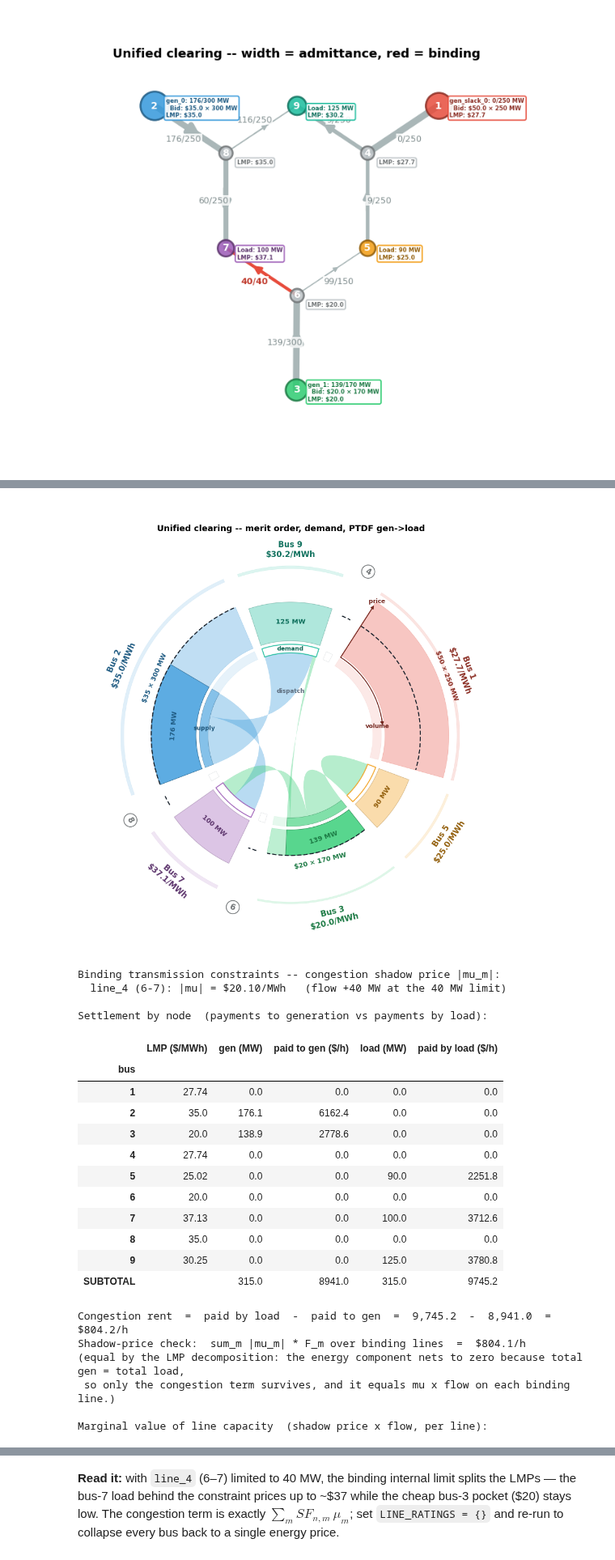
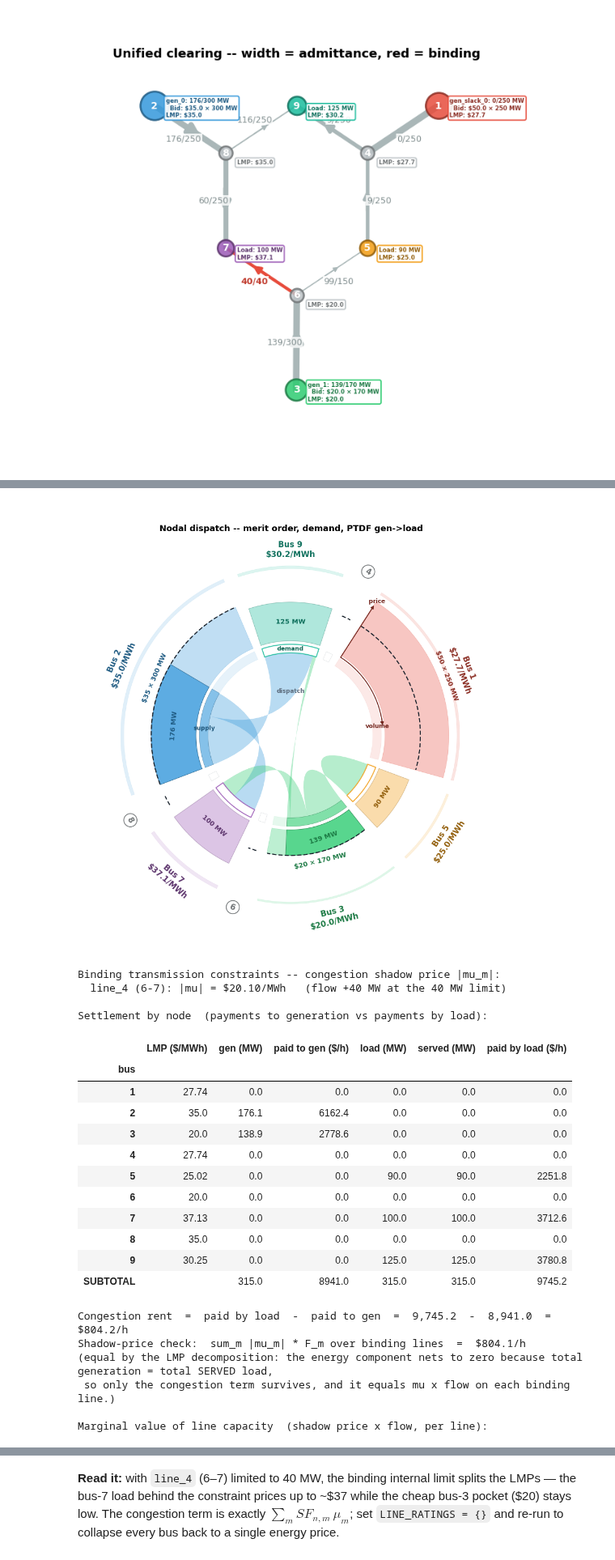
Before and after one commit to pdockery/wscc9-illustrative-model, a Jupyter notebook: seams_examples.ipynb, the cells around one changed output, grey strips where cells are left out. Shown at 81% size. Cells and saved outputs as stored; diff of their text form; code cells hidden in the pictures.

```diff
--- a/seams_examples.ipynb
+++ b/seams_examples.ipynb
@@ -362,6 +394,7 @@ path.
 COST_OVERRIDE   = {}                      # e.g. {'gen_0': 45.0} to re-bid the $35 unit
 LOAD_OVERRIDE   = {}                      # e.g. {'7': 130.0}
 LINE_RATINGS    = {'line_4': 40.0}   # adjust line_4 (6-7, internal to BA-1) below its ~63 MW natural flow
+SHED_PRICE      = 150.0   # $/MWh -- load-shed (power-balance relaxation) penalty; None disables
 # -------------------------------------------------------------------------
 
 net = build_network(LINE_RATINGS)
@@ -371,11 +404,12 @@ unified = make_engine('UNIFIED', buses=pt.buses)
 for g, c in COST_OVERRIDE.items(): unified.gens[g]['cost'] = c
 for b, v in LOAD_OVERRIDE.items(): unified.loads[b] = v
 
-res = solve_engine_dispatch(pt, unified)
+res = solve_engine_dispatch(pt, unified, shed_price=SHED_PRICE)
 print('dispatch (MW):', {k: round(v, 1) for k, v in res.dispatch.items()})
 print('energy price :', round(res.energy_price, 2), '$/MWh')
 binding = {k: round(v, 1) for k, v in res.line_dual.items() if abs(v) > 1e-3}
 print('binding lines:', binding or 'none')
+print('load shed    :', {b: round(v, 1) for b, v in res.shed_by_bus.items()} or 'none')
 print()
 print('LMP by bus ($/MWh):')
 pd.Series({b: round(res.lmp[b], 2) for b in pt.buses}).to_frame('LMP').T
@@ -417,8 +453,8 @@ merit at this price and stays undispatched. The bar's height for a demand bus is
 congestion shadow price $\mu_m$ on each binding line — the dual of the binding-line
 limit, and the exact quantity that splits the LMPs through $\sum_m SF_{n,m}\,\mu_m$.
 # %%
-# Circlize / chord view of the unified clearing (reuses sup, dem, colors, res from above).
-flow_list = nodal_plot.compute_ptdf_flows(net, sup, dem)   # PTDF-traced gen->load chords
+# Nodal dispatch diagram (circlize / chord) of the unified clearing (reuses sup, dem, colors, res from above).
+flow_list = nodal_plot.compute_ptdf_flows(net, sup, served_demand(res, dem))   # PTDF-traced gen->load chords (on SERVED load)
 
 fig = plot_nodal_circlize(
     sup, dem, pt.buses,
@@ -426,6 +462,7 @@ fig = plot_nodal_circlize(
     clearing_price=res.energy_price,
     bus_lmps=res.lmp,
     bus_colors=colors,
+    demand_segments=shed_segments(res, dem),   # faint tail (bus colour) = shed (unserved) load
     lmp_line=True,   # dashed line = bus LMP; solid bar height = unit marginal cost (gap = inframarginal rent)
     annotate_roles=True,   # one-time supply/demand/transfers key near 12 o'clock
     axis_key=True,         # illustrative price (up) / volume (across) L-axis in the corner
@@ -435,7 +472,7 @@ fig = plot_nodal_circlize(
     label_fontsize=12,         # outer sector labels (Bus N / LMP)
     track_fontsize=10,         # in-track bid / dispatch / load-MW labels, >= 10 pt
     show_legend=False,         # per-bus gen/load/LMP already on the ring + in-track; legend was sub-10 pt and duplicative
-    title='Unified clearing -- merit order, demand, PTDF gen->load',
+    title='Nodal dispatch -- merit order, demand, PTDF gen->load',
 )
 plt.show()
 
@@ -450,7 +487,7 @@ if binding:
 else:
     print('No binding line constraints -- every bus collapses to the single energy price.')
 
-# â”€â”€ Settlement accounting: payments by node, subtotals, congestion rent â”€â”€â”€â”€â”€â”€
+# ── Settlement accounting: payments by node, subtotals, congestion rent ──────
 # Convention: "paid to gen" is cash IN to generators (LMP x dispatch); "paid by
 # load" is cash OUT from loads (LMP x demand). The system operator collects the
 # difference as congestion rent / merchandising surplus -- and that residual
@@ -461,14 +498,17 @@ settle = pd.DataFrame(
       'gen (MW)': round(res.gen_by_bus.get(b, 0.0), 1),
       'paid to gen ($/h)': round(res.lmp[b] * res.gen_by_bus.get(b, 0.0), 1),
       'load (MW)': round(unified.loads.get(b, 0.0), 1),
-      'paid by load ($/h)': round(res.lmp[b] * unified.loads.get(b, 0.0), 1)}
+      'served (MW)': round(unified.loads.get(b, 0.0) - res.shed_by_bus.get(b, 0.0), 1),
+      'paid by load ($/h)': round(res.lmp[b] * (unified.loads.get(b, 0.0)
+                                                - res.shed_by_bus.get(b, 0.0)), 1)}
      for b in pt.buses]
 ).set_index('bus')
 
+# Settle on SERVED load: shed (unserved) load consumes nothing and pays nothing.
 gen_rev  = settle['paid to gen ($/h)'].sum()    # subtotal: total to generation
-load_pay = settle['paid by load ($/h)'].sum()   # subtotal: total from load
+load_pay = settle['paid by load ($/h)'].sum()   # subtotal: total from served load
 settle.loc['SUBTOTAL'] = ['', settle['gen (MW)'].sum(), gen_rev,
-                          settle['load (MW)'].sum(), load_pay]
+                          settle['load (MW)'].sum(), settle['served (MW)'].sum(), load_pay]
 
 print('\nSettlement by node  (payments to generation vs payments by load):')
 display(settle)
@@ -479,57 +519,70 @@ print(f'Congestion rent  =  paid by load  -  paid to gen  '
       f'=  {load_pay:,.1f}  -  {gen_rev:,.1f}  =  ${cong_rent:,.1f}/h')
 print(f'Shadow-price check:  sum_m |mu_m| * F_m over binding lines  =  ${mu_money:,.1f}/h')
 print('(equal by the LMP decomposition: the energy component nets to zero because '
-      'total gen = total load,\n so only the congestion term survives, and it equals mu x flow on each binding line.)')
+      'total generation = total SERVED load,\n so only the congestion term survives, and it equals mu x flow on each binding line.)')
 
-# â”€â”€ Marginal value of line capacity: shadow price x flow, per line â”€â”€â”€â”€â”€â”€â”€â”€â”€â”€â”€
+# Load shedding (power-balance relaxation): if any load is unserved, settlement
+# is on SERVED load, so the rent identity above still balances -- revenue
+# adequacy holds with NO relaxed line limits and NO unpaid phantom load.
+_shed_total = sum(res.shed_by_bus.values())
+if _shed_total > 1e-6:
+    _where = ', '.join(f'bus {b} {u:.0f} MW' for b, u in res.shed_by_bus.items())
+    print(f'\nLoad shed: {_shed_total:.0f} MW unserved ({_where}), each shed bus priced at '
+          f'SHED_PRICE = ${SHED_PRICE:.0f}/MWh (its LMP -- the relaxation penalty is the price cap).')
+    print('Revenue adequacy is preserved by reducing the load SERVED, not by relaxing a line or '
+          'serving unpaid load: shed load pays nothing, so paid-by-load - paid-to-gen still equals '
+          'the line congestion rent exactly. The shed penalty (SHED_PRICE x MW) is an '
+          'objective-function term -- the value of lost load -- not a settlement cash flow.')
+
+# ── Marginal value of line capacity: shadow price x flow, per line ───────────
 # |mu_m| is the $/MWh fall in system cost from +1 MW of rating on line m (zero
 # unless the line binds) -- the marginal value of capacity. |mu_m| x flow is the
 # congestion rent that line collects; the column sums to the total rent above.
 lines_tbl = pd.DataFrame(
     [{'line': l,
       'from': pt.line_buses[pt.line_idx[l]][0],
       'to': pt.line_buses[pt.line_idx[l]][1],
       'flow (MW)': round(res.flow_own[l], 1),
       'rating (MW)': round(pt.s_nom[pt.line_idx[l]], 0),
       'binding': abs(res.line_dual[l]) > 1e-3,
       '|mu| ($/MWh = value of +1 MW)': round(abs(res.line_dual[l]), 2),
       'rent |mu| x flow ($/h)': round(abs(res.line_dual[l]) * abs(res.flow_own[l]), 1)}
      for l in pt.lines]
 ).set_index('line')
 lines_tbl.loc['TOTAL'] = ['', '', '', '', '', '',
                           round(lines_tbl['rent |mu| x flow ($/h)'].sum(), 1)]
 
 print('\nMarginal value of line capacity  (shadow price x flow, per line):')
 display(lines_tbl)
 print('The |mu| column is the value of relaxing each line by 1 MW; only binding '
       'lines carry a positive value.\nThe rent column decomposes the congestion '
       f'rent above by line and totals ${lines_tbl.loc["TOTAL", "rent |mu| x flow ($/h)"]:,.1f}/h.')
 
-# â”€â”€ Export both tables to CSV (overwritten every run) for the Word write-up â”€â”€
+# ── Export both tables to CSV (overwritten every run) for the Word write-up ──
 settle.to_csv('seams_settlement_by_node.csv')
 lines_tbl.to_csv('seams_line_capacity_value.csv')
 print(f'\nwrote seams_settlement_by_node.csv  and  seams_line_capacity_value.csv  to  {os.getcwd()}')
 # %% [output]
-[figure, old version]
+[figure, new version]
 Binding transmission constraints -- congestion shadow price |mu_m|:
   line_4 (6-7): |mu| = $20.10/MWh   (flow +40 MW at the 40 MW limit)
 
 Settlement by node  (payments to generation vs payments by load):
-|  | LMP ($/MWh) | gen (MW) | paid to gen ($/h) | load (MW) | paid by load ($/h) |
-| bus |  |  |  |  |  |
-| 1 | 27.74 | 0.0 | 0.0 | 0.0 | 0.0 |
-| 2 | 35.0 | 176.1 | 6162.4 | 0.0 | 0.0 |
-| 3 | 20.0 | 138.9 | 2778.6 | 0.0 | 0.0 |
-| 4 | 27.74 | 0.0 | 0.0 | 0.0 | 0.0 |
-| 5 | 25.02 | 0.0 | 0.0 | 90.0 | 2251.8 |
-| 6 | 20.0 | 0.0 | 0.0 | 0.0 | 0.0 |
-| 7 | 37.13 | 0.0 | 0.0 | 100.0 | 3712.6 |
-| 8 | 35.0 | 0.0 | 0.0 | 0.0 | 0.0 |
-| 9 | 30.25 | 0.0 | 0.0 | 125.0 | 3780.8 |
-| SUBTOTAL |  | 315.0 | 8941.0 | 315.0 | 9745.2 |
+|  | LMP ($/MWh) | gen (MW) | paid to gen ($/h) | load (MW) | served (MW) | paid by load ($/h) |
+| bus |  |  |  |  |  |  |
+| 1 | 27.74 | 0.0 | 0.0 | 0.0 | 0.0 | 0.0 |
+| 2 | 35.0 | 176.1 | 6162.4 | 0.0 | 0.0 | 0.0 |
+| 3 | 20.0 | 138.9 | 2778.6 | 0.0 | 0.0 | 0.0 |
+| 4 | 27.74 | 0.0 | 0.0 | 0.0 | 0.0 | 0.0 |
+| 5 | 25.02 | 0.0 | 0.0 | 90.0 | 90.0 | 2251.8 |
+| 6 | 20.0 | 0.0 | 0.0 | 0.0 | 0.0 | 0.0 |
+| 7 | 37.13 | 0.0 | 0.0 | 100.0 | 100.0 | 3712.6 |
+| 8 | 35.0 | 0.0 | 0.0 | 0.0 | 0.0 | 0.0 |
+| 9 | 30.25 | 0.0 | 0.0 | 125.0 | 125.0 | 3780.8 |
+| SUBTOTAL |  | 315.0 | 8941.0 | 315.0 | 315.0 | 9745.2 |
 Congestion rent  =  paid by load  -  paid to gen  =  9,745.2  -  8,941.0  =  $804.2/h
 Shadow-price check:  sum_m |mu_m| * F_m over binding lines  =  $804.1/h
-(equal by the LMP decomposition: the energy component nets to zero because total gen = total load,
+(equal by the LMP decomposition: the energy component nets to zero because total generation = total SERVED load,
  so only the congestion term survives, and it equals mu x flow on each binding line.)
 
 Marginal value of line capacity  (shadow price x flow, per line):
```
Also changed, not shown: parts of 39 cells of this notebook, 3 other files.
